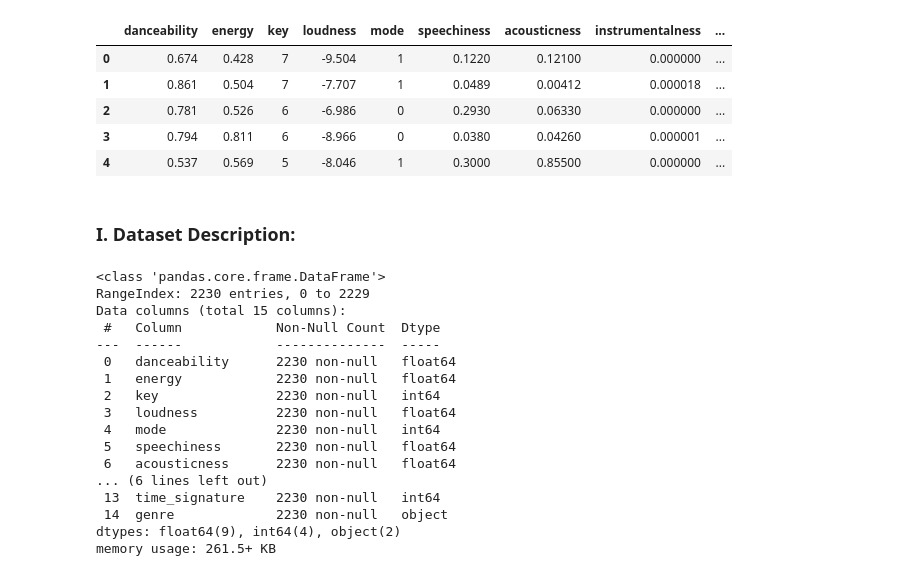
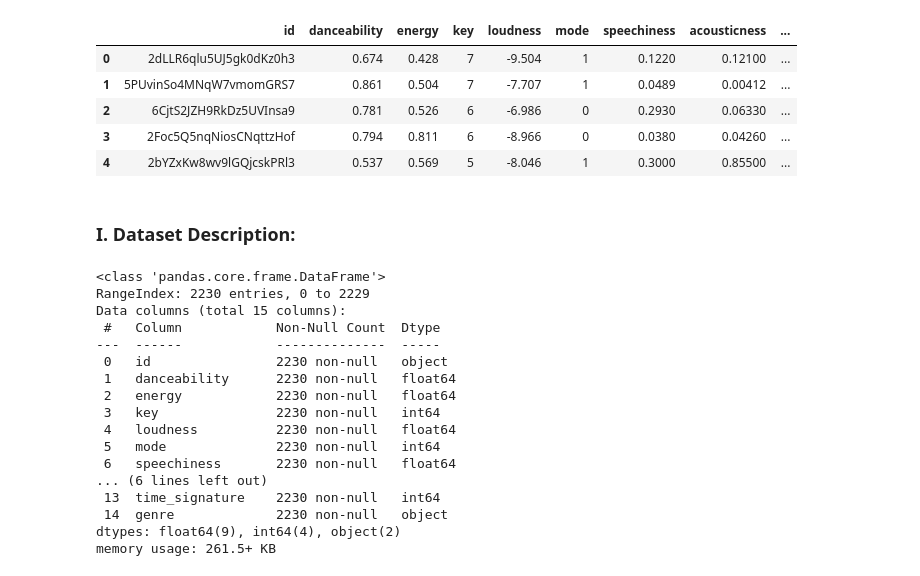
Before and after one commit to quytrungg/Final_Project_CSC14119, a Jupyter notebook: data_exploration/components/audio_features_data_exploration.ipynb, the cells around one changed output. Cells and saved outputs as stored; diff of their text form; code cells hidden in the pictures.

```diff
--- a/data_exploration/components/audio_features_data_exploration.ipynb
+++ b/data_exploration/components/audio_features_data_exploration.ipynb
@@ -8,14 +8,15 @@ import pandas as pd
 import matplotlib.pyplot as plt
 # %%
 raw_data = pd.read_csv("../../data/audio_features_data.tsv", delimiter='\t')
+raw_data = raw_data.set_index(['id']).reset_index() #bring id column to front
 raw_data.head()
 # %% [output]
-|  | danceability | energy | key | loudness | mode | speechiness | acousticness | instrumentalness | ... |
-| 0 | 0.674 | 0.428 | 7 | -9.504 | 1 | 0.1220 | 0.12100 | 0.000000 | ... |
-| 1 | 0.861 | 0.504 | 7 | -7.707 | 1 | 0.0489 | 0.00412 | 0.000018 | ... |
-| 2 | 0.781 | 0.526 | 6 | -6.986 | 0 | 0.2930 | 0.06330 | 0.000000 | ... |
-| 3 | 0.794 | 0.811 | 6 | -8.966 | 0 | 0.0380 | 0.04260 | 0.000001 | ... |
-| 4 | 0.537 | 0.569 | 5 | -8.046 | 1 | 0.3000 | 0.85500 | 0.000000 | ... |
+|  | id | danceability | energy | key | loudness | mode | speechiness | acousticness | ... |
+| 0 | 2dLLR6qlu5UJ5gk0dKz0h3 | 0.674 | 0.428 | 7 | -9.504 | 1 | 0.1220 | 0.12100 | ... |
+| 1 | 5PUvinSo4MNqW7vmomGRS7 | 0.861 | 0.504 | 7 | -7.707 | 1 | 0.0489 | 0.00412 | ... |
+| 2 | 6CjtS2JZH9RkDz5UVInsa9 | 0.781 | 0.526 | 6 | -6.986 | 0 | 0.2930 | 0.06330 | ... |
+| 3 | 2Foc5Q5nqNiosCNqttzHof | 0.794 | 0.811 | 6 | -8.966 | 0 | 0.0380 | 0.04260 | ... |
+| 4 | 2bYZxKw8wv9lGQjcskPRl3 | 0.537 | 0.569 | 5 | -8.046 | 1 | 0.3000 | 0.85500 | ... |
 # %% [markdown]
 ### I. Dataset Description:
 # %%
@@ -26,13 +27,13 @@ RangeIndex: 2230 entries, 0 to 2229
 Data columns (total 15 columns):
  #   Column            Non-Null Count  Dtype
 ---  ------            --------------  -----
- 0   danceability      2230 non-null   float64
- 1   energy            2230 non-null   float64
- 2   key               2230 non-null   int64
- 3   loudness          2230 non-null   float64
- 4   mode              2230 non-null   int64
- 5   speechiness       2230 non-null   float64
- 6   acousticness      2230 non-null   float64
+ 0   id                2230 non-null   object
+ 1   danceability      2230 non-null   float64
+ 2   energy            2230 non-null   float64
+ 3   key               2230 non-null   int64
+ 4   loudness          2230 non-null   float64
+ 5   mode              2230 non-null   int64
+ 6   speechiness       2230 non-null   float64
 ... (6 lines left out)
  13  time_signature    2230 non-null   int64
  14  genre             2230 non-null   object
```
Also changed, not shown: parts of 9 cells of this notebook, 3 other files.
